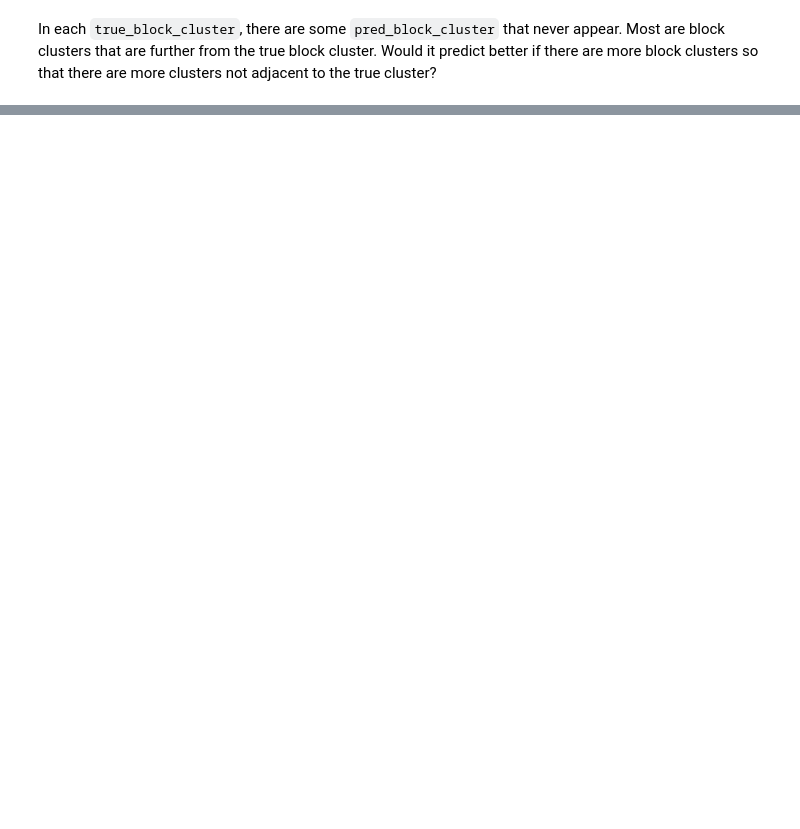
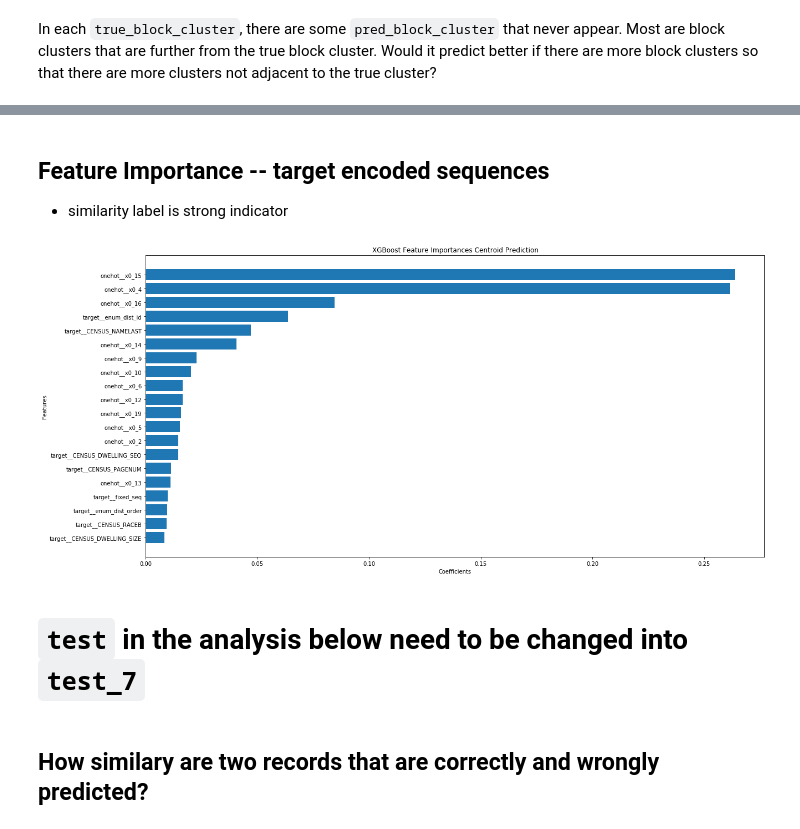
Before and after one commit to CenterForSpatialResearch/hnyc-spatial-linkage, a Jupyter notebook: interpolation_notebooks/working_notebook/cluster prediction analysis.ipynb, the cells around one changed output, grey strips where cells are left out. Drawn from its saved outputs; the diff is of its cells as text; code cells hidden in the pictures; blank space fills up the shorter version.

```diff
--- a/interpolation_notebooks/working_notebook/cluster prediction analysis.ipynb
+++ b/interpolation_notebooks/working_notebook/cluster prediction analysis.ipynb
@@ -208,0 +292,3 @@ There should be around 6-7 blocks in a cluster (as opposed to 7-9 when kmeans=5)
+# %%
+train_7,test_7 = interpolate_sequences_7.stratified_train_test()
+interpolate_sequences_7.train_test_model(train_7, test_7)
@@ -208,0 +378,18 @@ There should be around 6-7 blocks in a cluster (as opposed to 7-9 when kmeans=5)
+# %% [markdown]
+## Feature Importance -- target encoded sequences
+
+* similarity label is strong indicator
+# %%
+importance_df_7 = pd.DataFrame({'feature': interpolate_sequences_7.model.named_steps["preprocess"].get_feature_names(),
+                             'importance': interpolate_sequences_7.model.named_steps["classifier"].feature_importances_})
+cut_importance_7 = importance_df_7.sort_values('importance').tail(20)
+# %%
+archive.graph_coefs(cut_importance_7['feature'],
+                    cut_importance_7['importance'],
+                    "XGBoost Feature Importances Centroid Prediction")
+# %% [output]
+[figure, added]
+# %% [markdown]
+# `test` in the analysis below need to be changed into `test_7`
+# %% [markdown]
+## How similary are two records that are correctly and wrongly predicted?
```
Also changed, not shown: parts of 55 cells of this notebook.
